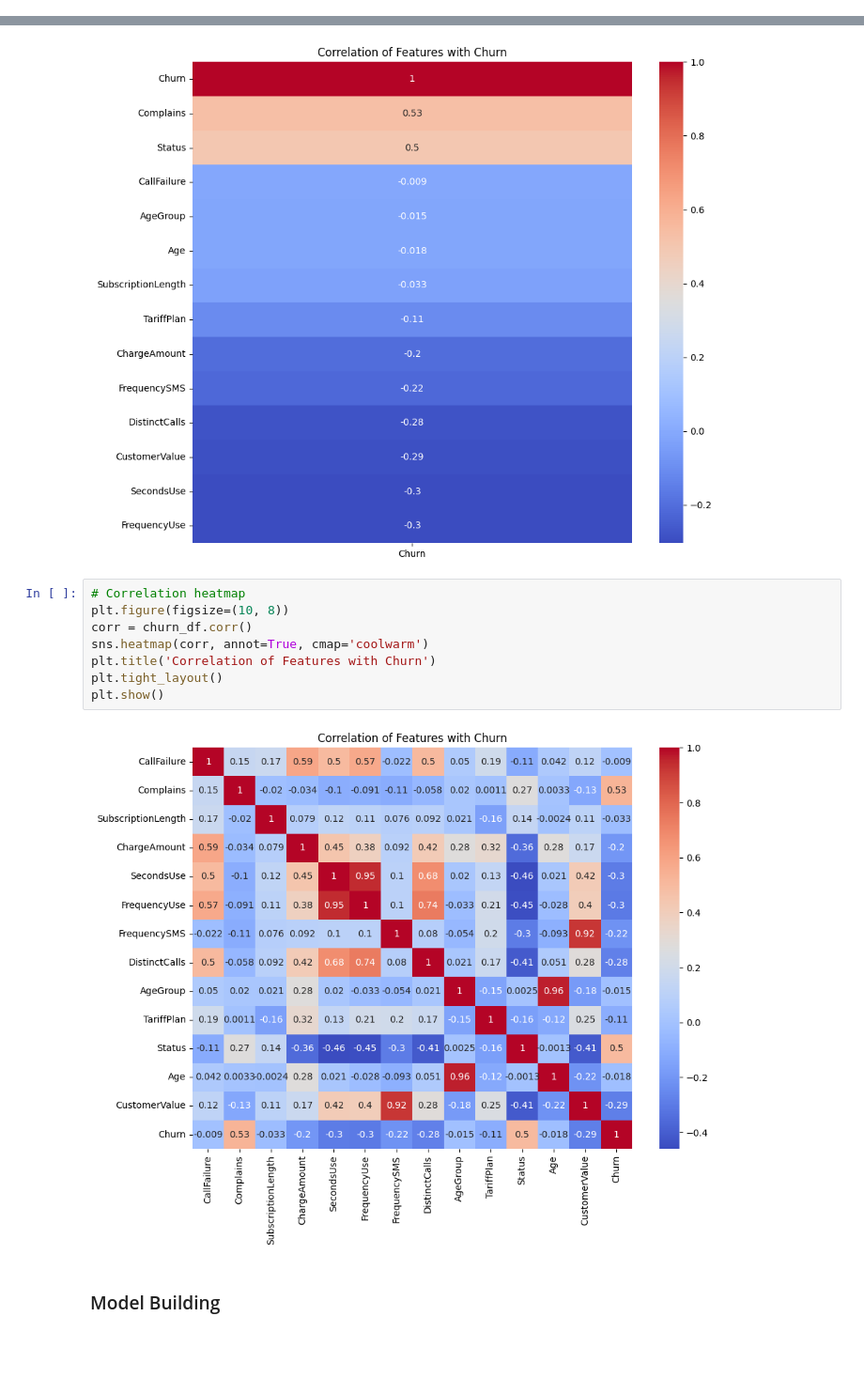
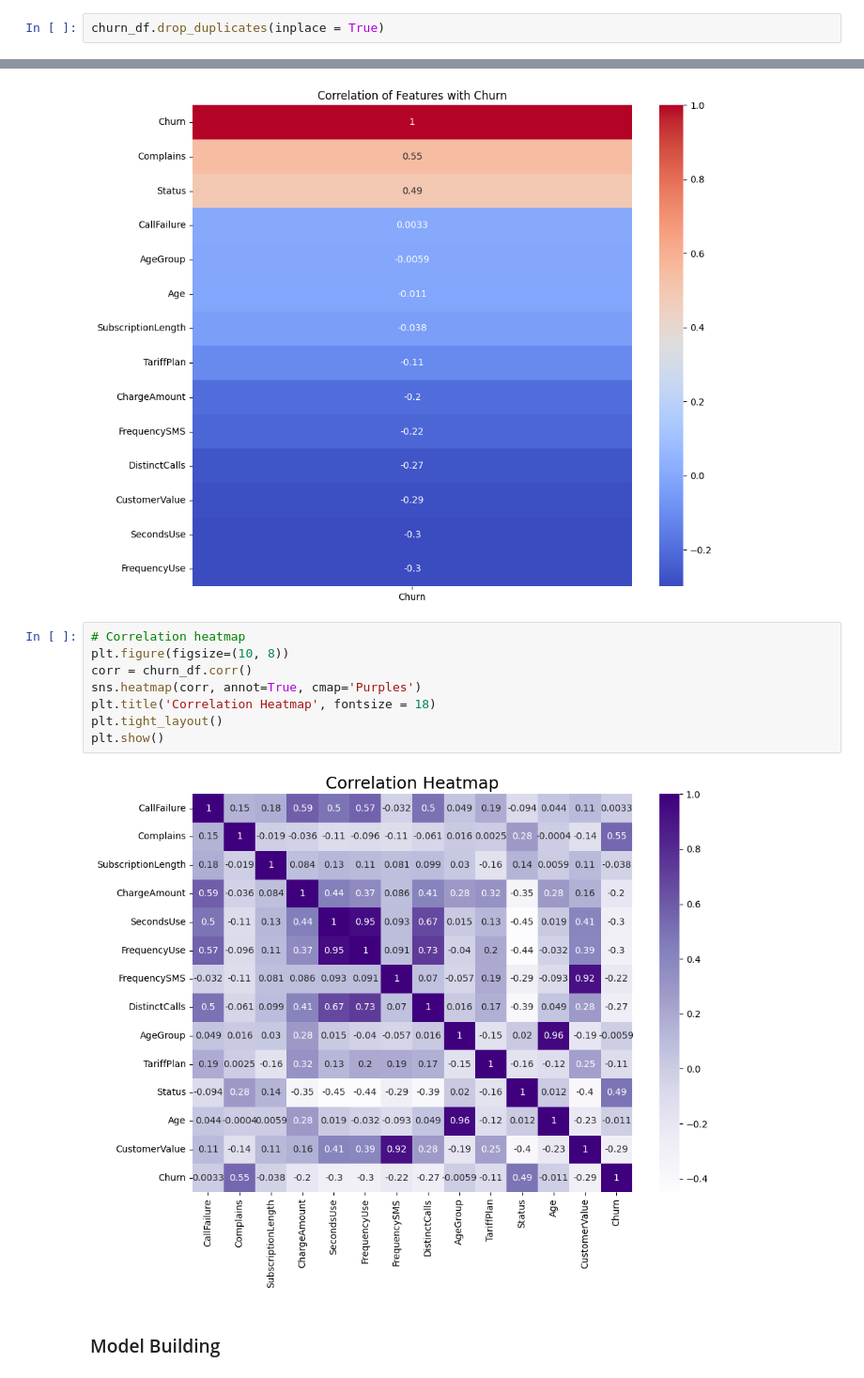
Before and after one commit to Kazeem-Bello/customer_chun, a Jupyter notebook: main.ipynb, the cells around one changed output, grey strips where cells are left out. Shown at 94% size. Drawn from its saved outputs; the diff is of its cells as text; blank space fills up the shorter version.

```diff
--- a/main.ipynb
+++ b/main.ipynb
@@ -67,0 +72,2 @@ churn_df.duplicated().sum()
+# %%
+churn_df.drop_duplicates(inplace = True)
@@ -319,13 +357,13 @@ plt.show()
 # %%
 # Correlation heatmap
 plt.figure(figsize=(10, 8))
 corr = churn_df.corr()
-sns.heatmap(corr, annot=True, cmap='coolwarm')
-plt.title('Correlation of Features with Churn')
+sns.heatmap(corr, annot=True, cmap='Purples')
+plt.title('Correlation Heatmap', fontsize = 18)
 plt.tight_layout()
 plt.show()
 # %% [output]
-[figure, old version]
+[figure, new version]
 # %% [markdown]
 ### Model Building
 # %%
```
Also changed, not shown: parts of 79 cells of this notebook, 5 other files.
